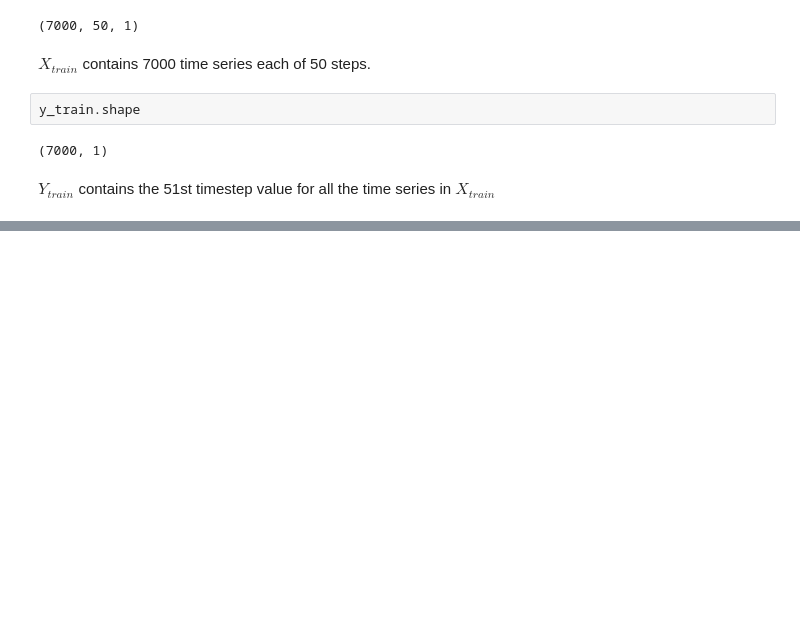
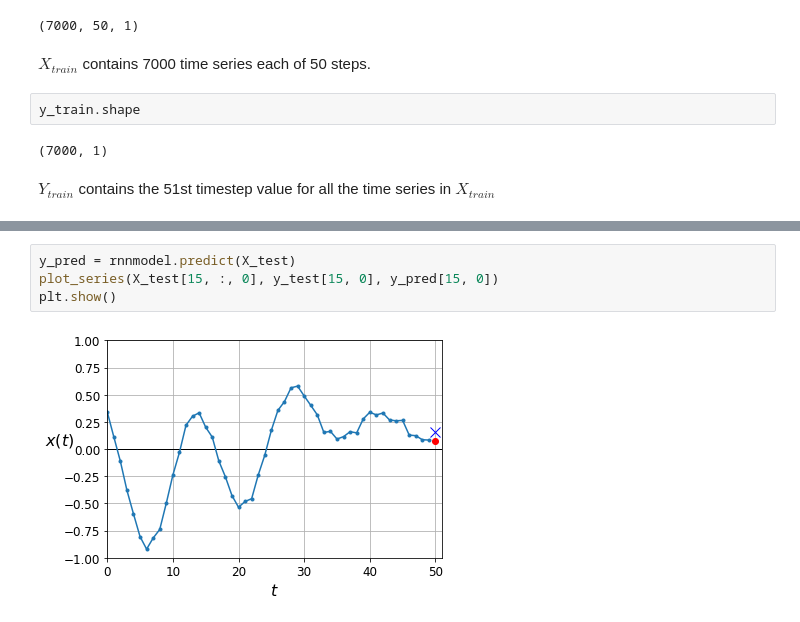
Before and after one commit to mehrotrasan16/Keras-Deep-Learning, a Jupyter notebook: univariate_time_series_1_step.ipynb, the cells around one changed output, grey strips where cells are left out. Cells and saved outputs as stored; diff of their text form; blank space fills up the shorter version.

```diff
--- a/univariate_time_series_1_step.ipynb
+++ b/univariate_time_series_1_step.ipynb
@@ -223,0 +233,6 @@ scores
+# %%
+y_pred = rnnmodel.predict(X_test)
+plot_series(X_test[15, :, 0], y_test[15, 0], y_pred[15, 0])
+plt.show()
+# %% [output]
+[figure, added]
```
Also changed, not shown: parts of 9 cells of this notebook.
